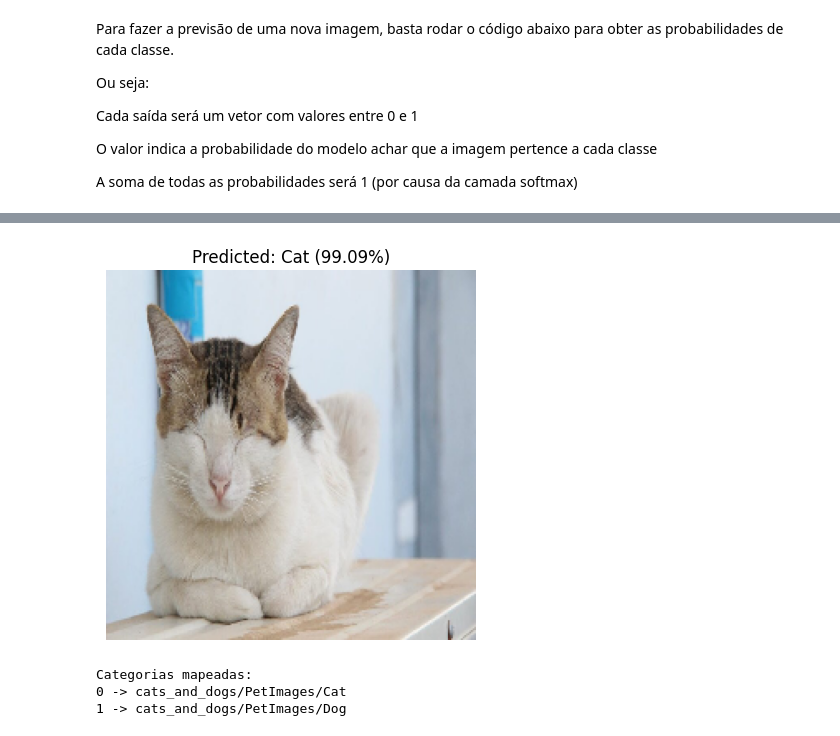
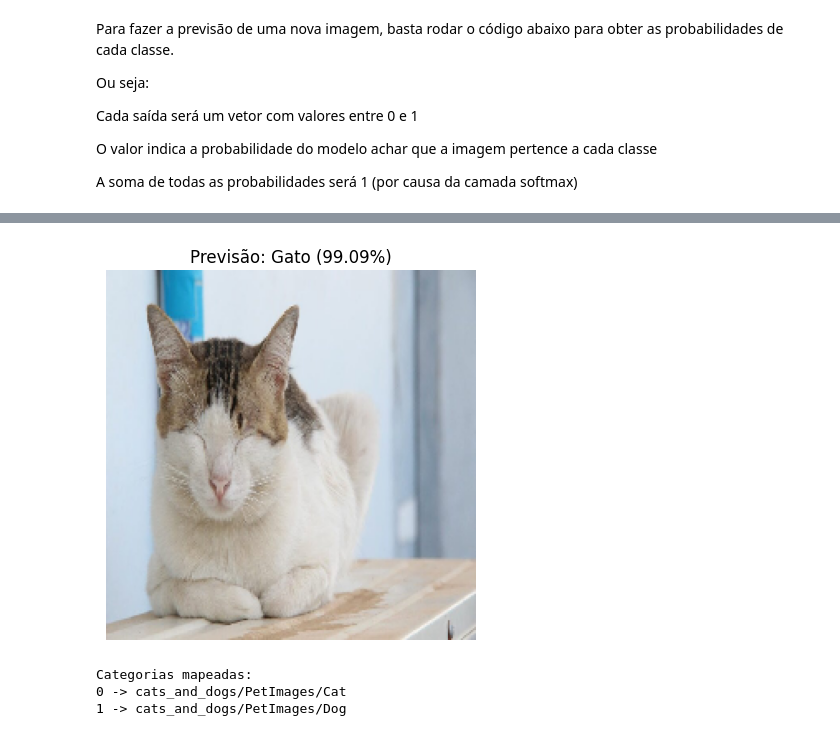
Before and after one commit to thales20266/Projeto-Transfer-Learning, a Jupyter notebook: Transfer_learning_Fine_tuning_(Ajuste_fino)_PT_BR.ipynb, the cells around one changed output, grey strips where cells are left out. Drawn from its saved outputs; the diff is of its cells as text; code cells hidden in the pictures.

```diff
--- a/Transfer_learning_Fine_tuning_(Ajuste_fino)_PT_BR.ipynb
+++ b/Transfer_learning_Fine_tuning_(Ajuste_fino)_PT_BR.ipynb
@@ -949,7 +949,7 @@ A soma de todas as probabilidades será 1 (por causa da camada softmax)
 # ------------------------
 # Definimos os nomes das classes para facilitar a leitura
 # ------------------------
-class_names = ['Cat', 'Dog']
+class_names = ['Gato', 'Cachorro']
 
 # ------------------------
 # Carrega a imagem e transforma em vetor de entrada para o modelo
@@ -977,7 +977,7 @@ print(pred_class_idx)
 # ------------------------
 plt.imshow(img)                                   # Mostra a imagem original
 plt.axis('off')                                   # Remove os eixos
-plt.title(f"Predicted: {pred_class_name} ({probabilities[0][pred_class_idx]*100:.2f}%)") # Mostra classe prevista e probabilidade
+plt.title(f"Previsão: {pred_class_name} ({probabilities[0][pred_class_idx]*100:.2f}%)") # Mostra classe prevista e probabilidade
 plt.show()
 
 # ------------------------
@@ -991,5 +991,5 @@ for idx, cat in enumerate(categories):
 0
-[figure, old version]
+[figure, new version]
 Categorias mapeadas:
 0 -> cats_and_dogs/PetImages/Cat
 1 -> cats_and_dogs/PetImages/Dog
```
Also changed, not shown: parts of 2 cells of this notebook.
